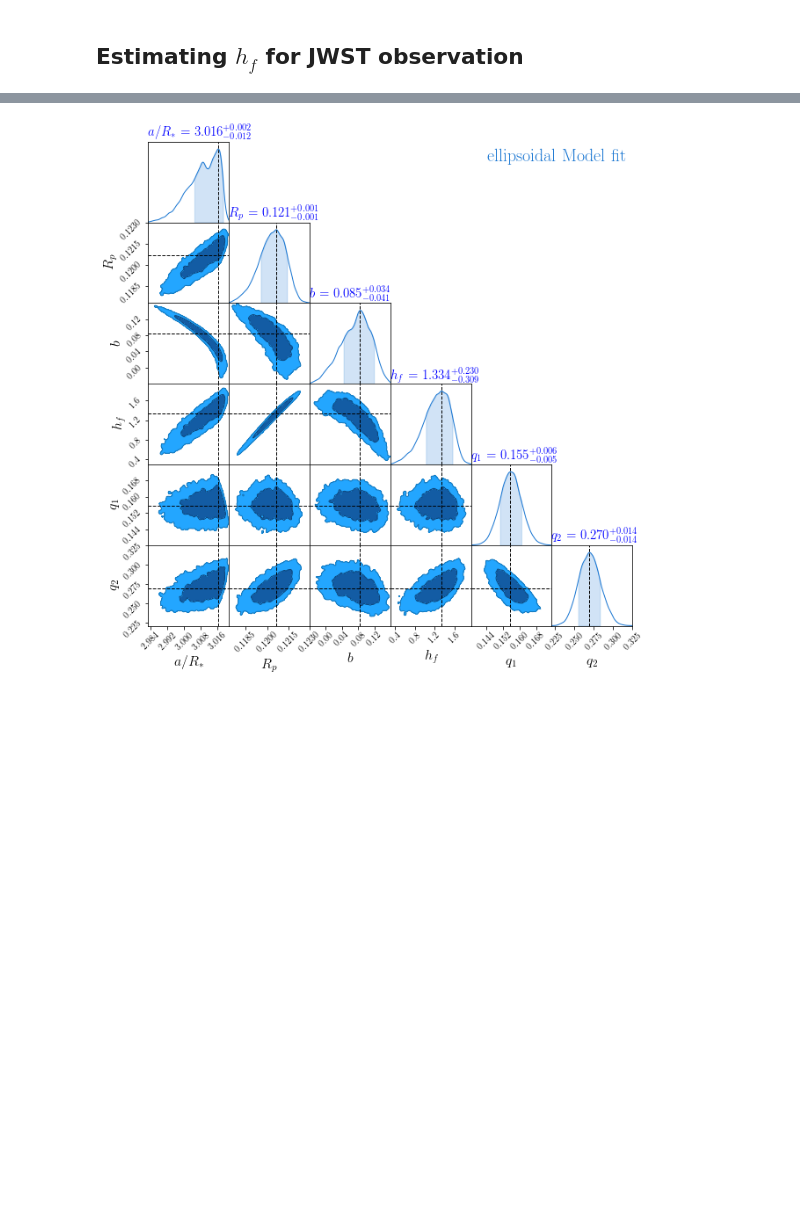
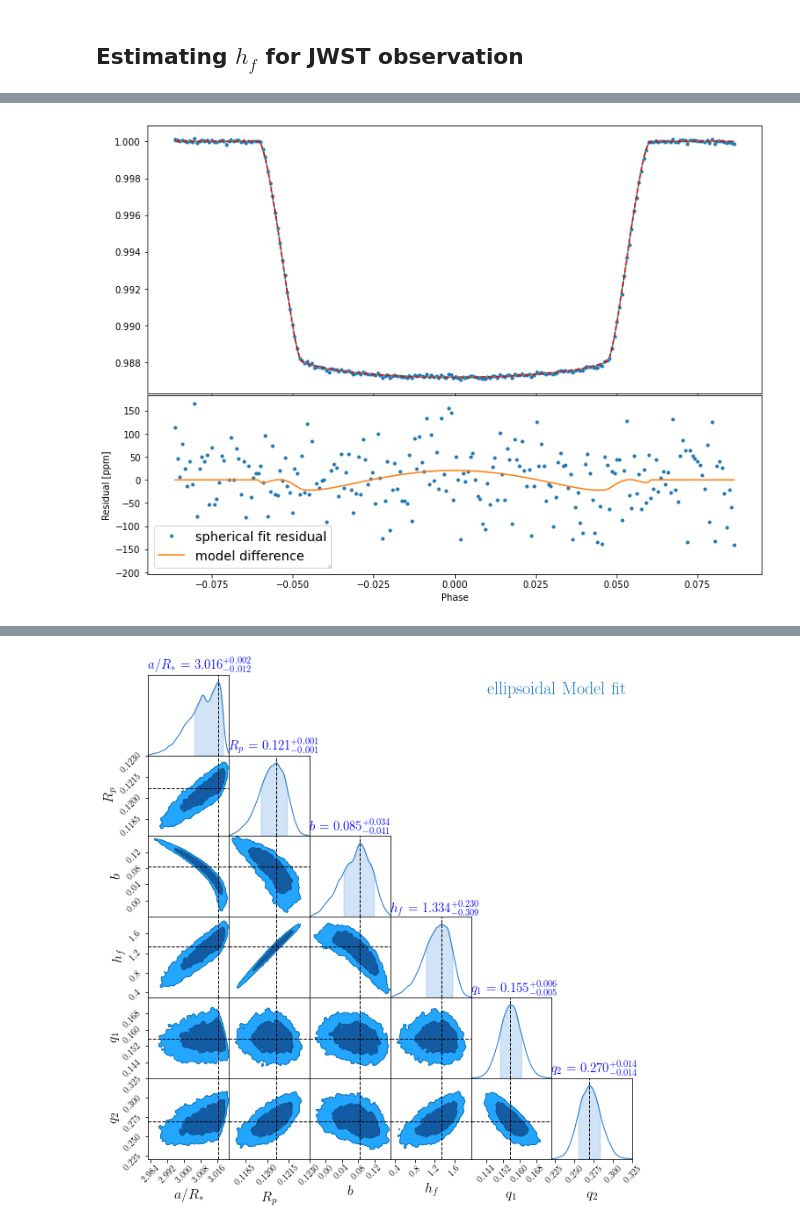
Before and after one commit to tundeakins/ellc, a Jupyter notebook: ellc_love_example.ipynb, the cells around one changed output, grey strips where cells are left out. Saved outputs shown, nothing was run; the diff lists cells and outputs as text; code cells hidden in the pictures; blank space fills up the shorter version.

```diff
--- a/ellc_love_example.ipynb
+++ b/ellc_love_example.ipynb
@@ -404,0 +447,26 @@ NameError: name 'sampler' is not defined
+# %%
+ellps_pars = dynesty_results(res_ellps)
+sphr_pars = dynesty_results(res_sph)
+
+
+
+
+ellps_fit = model(ellps_pars, phase,"love")
+sphr_fit = model(sphr_pars, phase,"sphere")
+# %%
+fig, ax = plt.subplots(2,1, figsize=(12,9), gridspec_kw={"height_ratios":(3,2)}, sharex=True)
+
+ax[0].errorbar(phase, y, yerr=np.ones_like(y)*62e-6, fmt=".",zorder=0 );
+ax[0].plot(phase, ellps_fit,"c")
+ax[0].plot(phase, sphr_fit,"r--")
+
+
+ax[1].plot(phase, (y-sphr_fit)*1e6,".", label="spherical fit residual")
+ax[1].plot(phase, (ellps_fit-sphr_fit)*1e6, label="model difference")
+ax[1].set_xlabel("Phase")
+ax[1].set_ylabel("Residual [ppm]")
+ax[1].legend(fontsize=14)
+plt.subplots_adjust(hspace=0.01
+                   )
+# %% [output]
+[figure, added]
```
Also changed, not shown: parts of 26 cells of this notebook, 22 other files.
